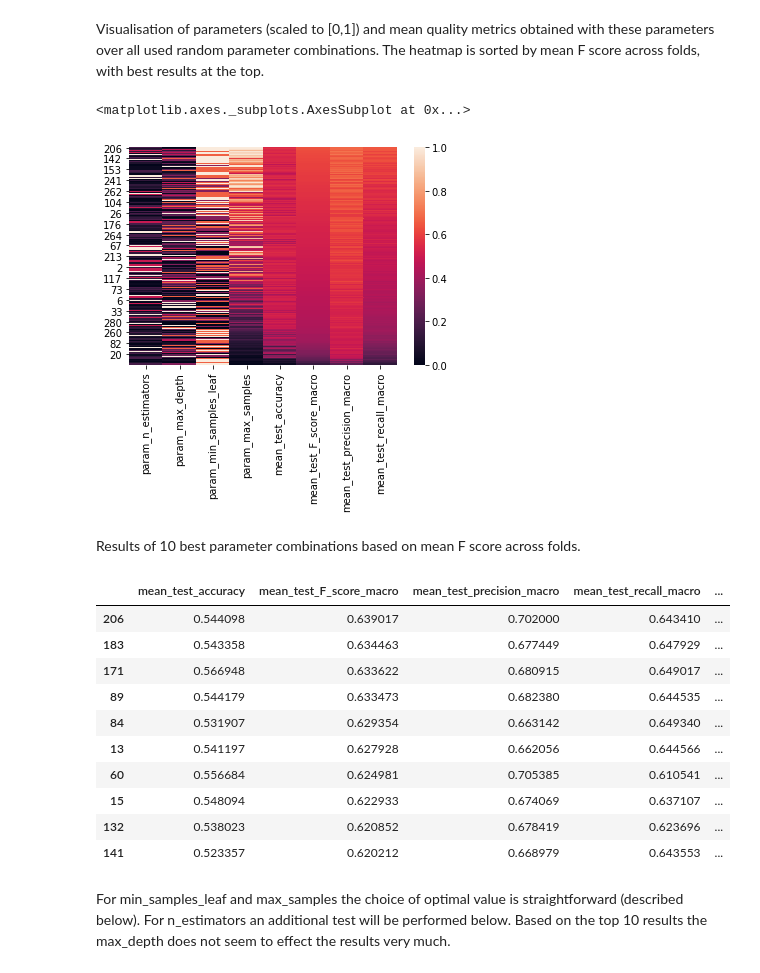
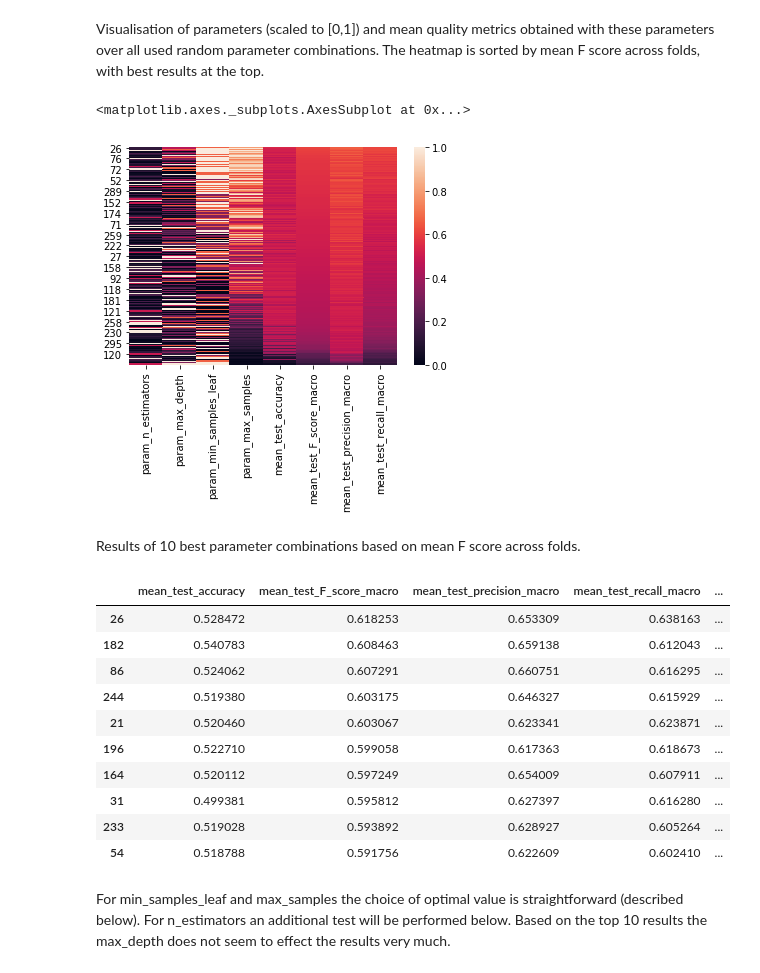
Before and after one commit to biolab/baylor-dicty, a Jupyter notebook: stages_DE/classification_stage_tree.ipynb, the cells around one changed output. Drawn from its saved outputs; the diff is of its cells as text; code cells hidden in the pictures.

```diff
--- a/stages_DE/classification_stage_tree.ipynb
+++ b/stages_DE/classification_stage_tree.ipynb
@@ -82,6 +80,6 @@ KeyboardInterrupt:
 # %%
 # Random search results
-random_search=loadPickle(pathClassification+'randomForestGridSearch.pkl')
+random_search=loadPickle(pathClassification+'randomForestGridSearch0.pkl')
 df_results = { key:value for key,value in random_search.items() if key !='params'}
 df_results=pd.DataFrame(df_results)
 # %%
@@ -101,10 +99,10 @@ heatmap_data= pd.concat([params_data, df_results[score_cols]], axis=1).sort_valu
 # %% [markdown]
 Visualisation of parameters (scaled to [0,1]) and mean quality metrics obtained with these parameters over all used random parameter combinations. The heatmap is sorted by mean F score across folds, with best results at the top.
 # %%
-sb.heatmapa(heatmap_data)
+sb.heatmap(heatmap_data)
 # %% [output]
 <matplotlib.axes._subplots.AxesSubplot at 0x...>
-[figure, old version]
+[figure, new version]
 # %% [markdown]
 Results of 10 best parameter combinations based on mean F score across folds.
 # %%
@@ -112,16 +110,16 @@ df_results=df_results.sort_values('mean_test_F_score_macro',ascending=False)
 df_results.head(10)[score_cols+score_std_cols+param_cols]
 # %% [output]
 |  | mean_test_accuracy | mean_test_F_score_macro | mean_test_precision_macro | mean_test_recall_macro | ... |
-| 206 | 0.544098 | 0.639017 | 0.702000 | 0.643410 | ... |
-| 183 | 0.543358 | 0.634463 | 0.677449 | 0.647929 | ... |
-| 171 | 0.566948 | 0.633622 | 0.680915 | 0.649017 | ... |
-| 89 | 0.544179 | 0.633473 | 0.682380 | 0.644535 | ... |
-| 84 | 0.531907 | 0.629354 | 0.663142 | 0.649340 | ... |
-| 13 | 0.541197 | 0.627928 | 0.662056 | 0.644566 | ... |
-| 60 | 0.556684 | 0.624981 | 0.705385 | 0.610541 | ... |
-| 15 | 0.548094 | 0.622933 | 0.674069 | 0.637107 | ... |
-| 132 | 0.538023 | 0.620852 | 0.678419 | 0.623696 | ... |
-| 141 | 0.523357 | 0.620212 | 0.668979 | 0.643553 | ... |
+| 26 | 0.528472 | 0.618253 | 0.653309 | 0.638163 | ... |
+| 182 | 0.540783 | 0.608463 | 0.659138 | 0.612043 | ... |
+| 86 | 0.524062 | 0.607291 | 0.660751 | 0.616295 | ... |
+| 244 | 0.519380 | 0.603175 | 0.646327 | 0.615929 | ... |
+| 21 | 0.520460 | 0.603067 | 0.623341 | 0.623871 | ... |
+| 196 | 0.522710 | 0.599058 | 0.617363 | 0.618673 | ... |
+| 164 | 0.520112 | 0.597249 | 0.654009 | 0.607911 | ... |
+| 31 | 0.499381 | 0.595812 | 0.627397 | 0.616280 | ... |
+| 233 | 0.519028 | 0.593892 | 0.628927 | 0.605264 | ... |
+| 54 | 0.518788 | 0.591756 | 0.622609 | 0.602410 | ... |
 # %% [markdown]
 For min_samples_leaf and max_samples the choice of optimal value is straightforward (described below). For n_estimators an additional test will be performed below. Based on the top 10 results the max_depth does not seem to effect the results very much.
 # %% [markdown]
```
Also changed, not shown: parts of 7 cells of this notebook, 6 other files.
